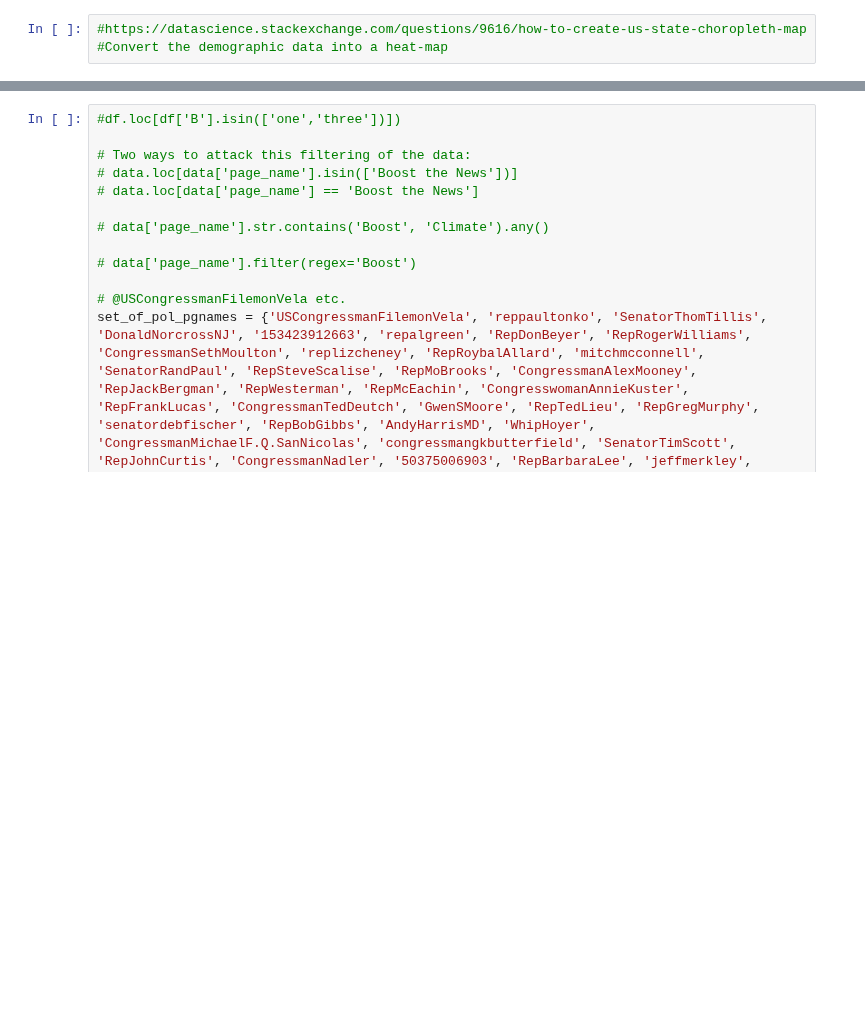
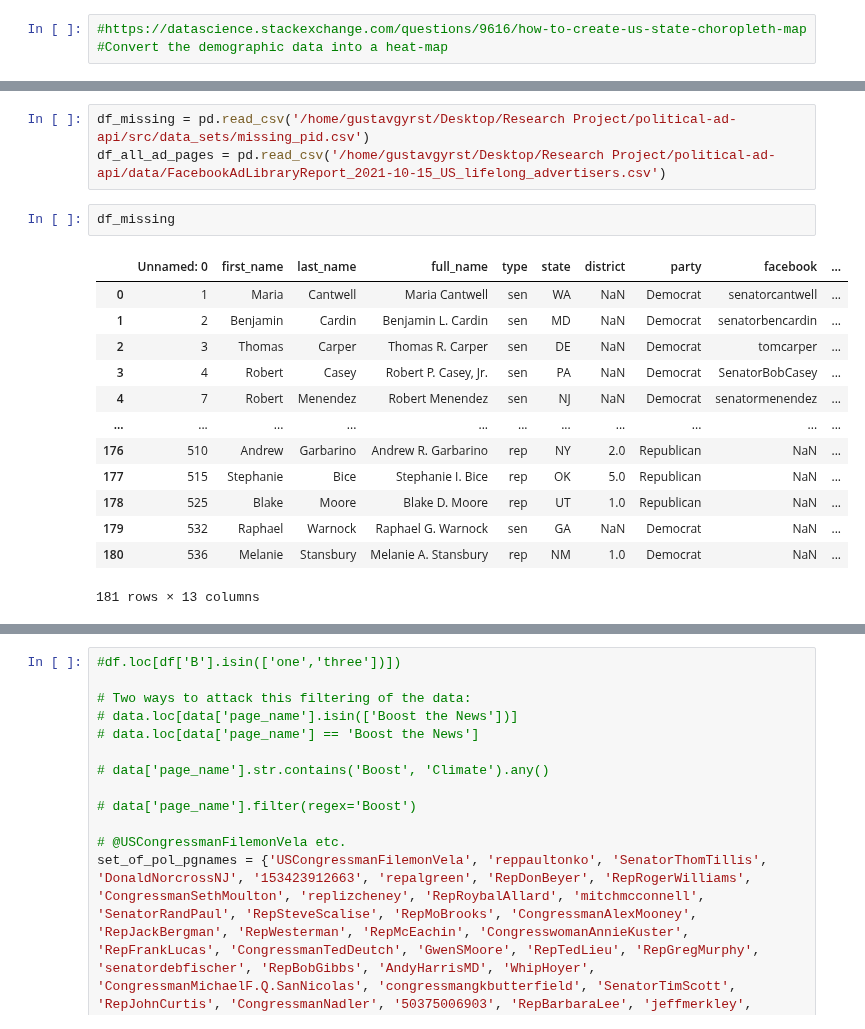
Before and after one commit to lrnz-asnprs/political-ad-api, a Jupyter notebook: notebooks/gustav_notebook.ipynb, the cells around one changed output, grey strips where cells are left out. Cells and saved outputs as stored; diff of their text form; blank space fills up the shorter version.

```diff
--- a/notebooks/gustav_notebook.ipynb
+++ b/notebooks/gustav_notebook.ipynb
@@ -150,0 +138,19 @@ demographic_data.groupby('page_name').mean()
+# %%
+df_missing = pd.read_csv('/home/gustavgyrst/Desktop/Research Project/political-ad-api/src/data_sets/missing_pid.csv')
+df_all_ad_pages = pd.read_csv('/home/gustavgyrst/Desktop/Research Project/political-ad-api/data/FacebookAdLibraryReport_2021-10-15_US_lifelong_advertisers.csv')
+# %%
+df_missing
+# %% [output]
+|  | Unnamed: 0 | first_name | last_name | full_name | type | state | district | party | facebook | ... |
+| 0 | 1 | Maria | Cantwell | Maria Cantwell | sen | WA | NaN | Democrat | senatorcantwell | ... |
+| 1 | 2 | Benjamin | Cardin | Benjamin L. Cardin | sen | MD | NaN | Democrat | senatorbencardin | ... |
+| 2 | 3 | Thomas | Carper | Thomas R. Carper | sen | DE | NaN | Democrat | tomcarper | ... |
+| 3 | 4 | Robert | Casey | Robert P. Casey, Jr. | sen | PA | NaN | Democrat | SenatorBobCasey | ... |
+| 4 | 7 | Robert | Menendez | Robert Menendez | sen | NJ | NaN | Democrat | senatormenendez | ... |
+| ... | ... | ... | ... | ... | ... | ... | ... | ... | ... | ... |
+| 176 | 510 | Andrew | Garbarino | Andrew R. Garbarino | rep | NY | 2.0 | Republican | NaN | ... |
+| 177 | 515 | Stephanie | Bice | Stephanie I. Bice | rep | OK | 5.0 | Republican | NaN | ... |
+| 178 | 525 | Blake | Moore | Blake D. Moore | rep | UT | 1.0 | Republican | NaN | ... |
+| 179 | 532 | Raphael | Warnock | Raphael G. Warnock | sen | GA | NaN | Democrat | NaN | ... |
+| 180 | 536 | Melanie | Stansbury | Melanie A. Stansbury | rep | NM | 1.0 | Democrat | NaN | ... |
+181 rows × 13 columns
```
Also changed, not shown: parts of 27 cells of this notebook, 2 other files.
